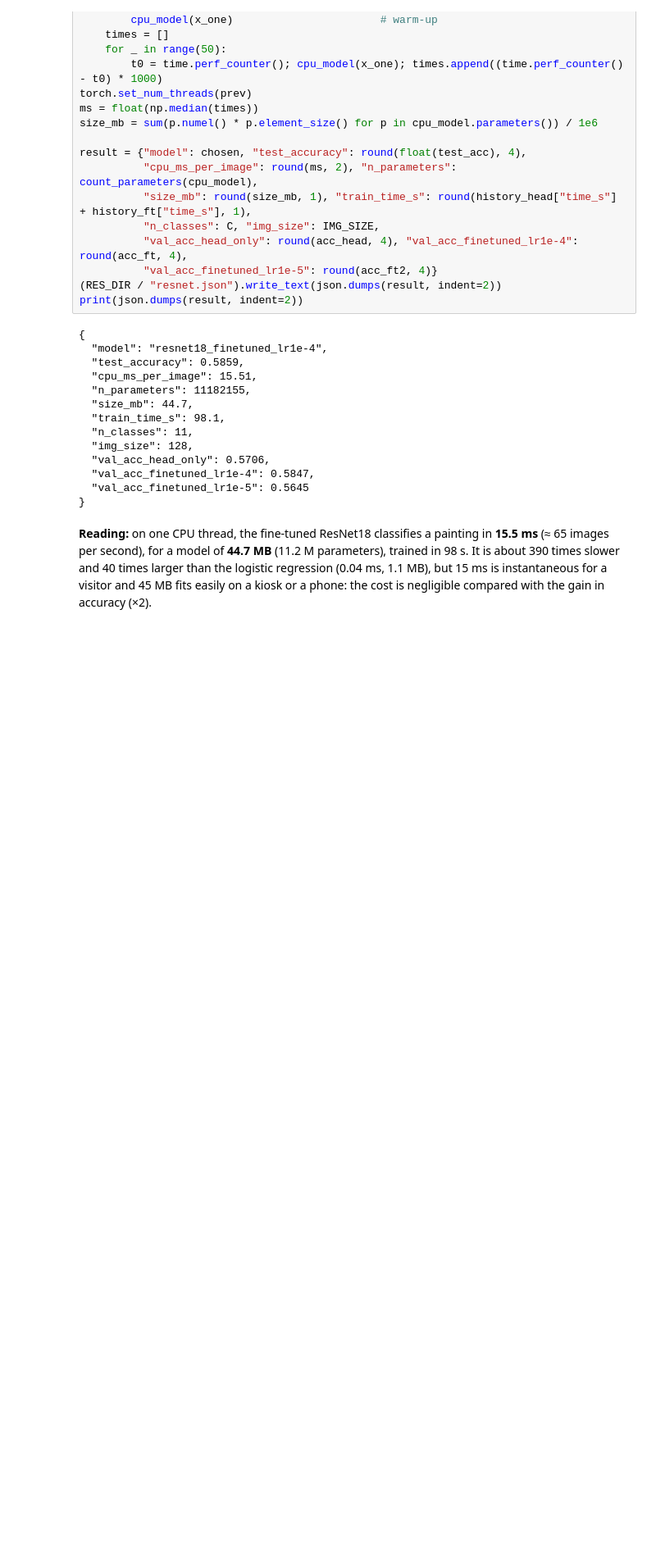
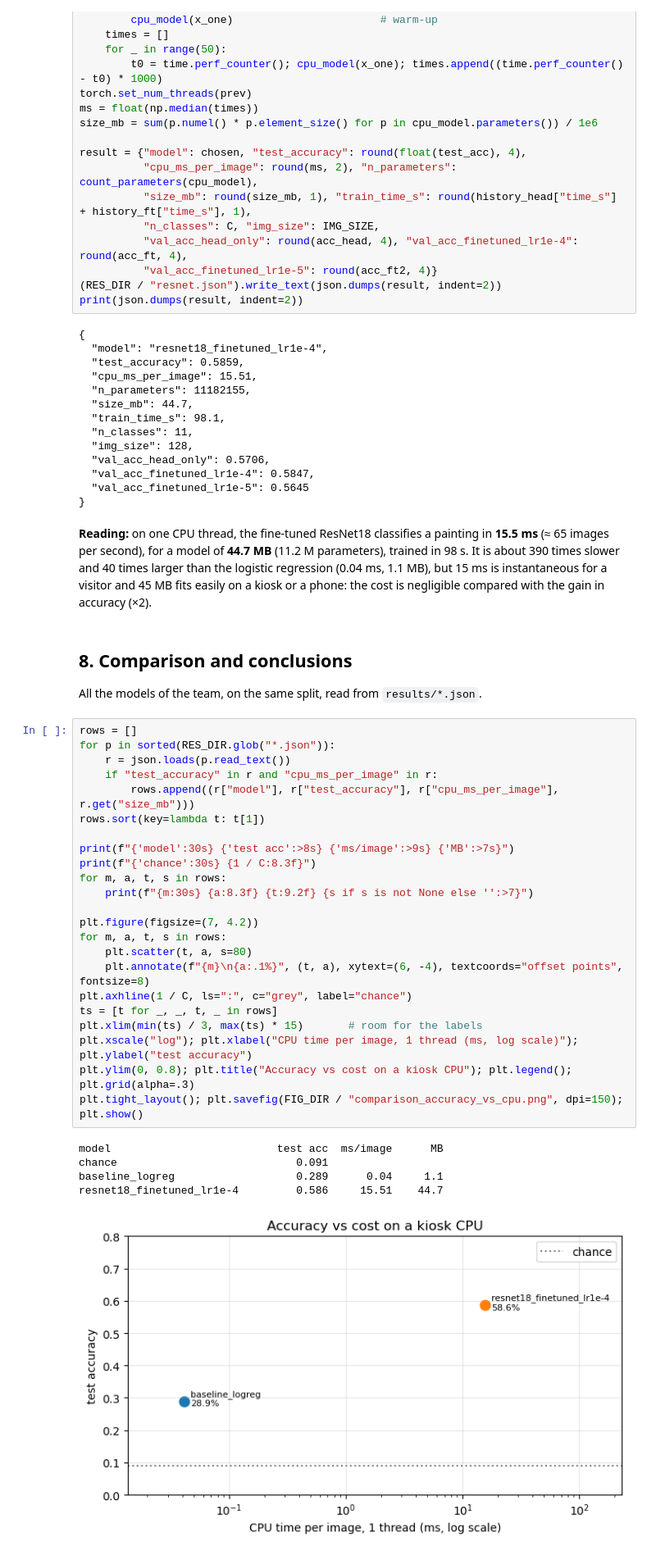
Before and after one commit to lcaquelin/Neural_Networks, a Jupyter notebook: notebooks/05_resnet.ipynb, the cells around one changed output. Shown at 82% size. Cells and saved outputs as stored; diff of their text form; blank space fills up the shorter version.

Commit message:
Compare all models on accuracy vs CPU cost and write the conclusions

```diff
--- a/notebooks/05_resnet.ipynb
+++ b/notebooks/05_resnet.ipynb
@@ -366,3 +366,35 @@ print(json.dumps(result, indent=2))
 }
 # %% [markdown]
 **Reading:** on one CPU thread, the fine-tuned ResNet18 classifies a painting in **15.5 ms** (≈ 65 images per second), for a model of **44.7 MB** (11.2 M parameters), trained in 98 s. It is about 390 times slower and 40 times larger than the logistic regression (0.04 ms, 1.1 MB), but 15 ms is instantaneous for a visitor and 45 MB fits easily on a kiosk or a phone: the cost is negligible compared with the gain in accuracy (×2).
+# %% [markdown]
+## 8. Comparison and conclusions
+All the models of the team, on the same split, read from `results/*.json`.
+# %%
+rows = []
+for p in sorted(RES_DIR.glob("*.json")):
+    r = json.loads(p.read_text())
+    if "test_accuracy" in r and "cpu_ms_per_image" in r:
+        rows.append((r["model"], r["test_accuracy"], r["cpu_ms_per_image"], r.get("size_mb")))
+rows.sort(key=lambda t: t[1])
+
+print(f"{'model':30s} {'test acc':>8s} {'ms/image':>9s} {'MB':>7s}")
+print(f"{'chance':30s} {1 / C:8.3f}")
+for m, a, t, s in rows:
+    print(f"{m:30s} {a:8.3f} {t:9.2f} {s if s is not None else '':>7}")
+
+plt.figure(figsize=(7, 4.2))
+for m, a, t, s in rows:
+    plt.scatter(t, a, s=80)
+    plt.annotate(f"{m}\n{a:.1%}", (t, a), xytext=(6, -4), textcoords="offset points", fontsize=8)
+plt.axhline(1 / C, ls=":", c="grey", label="chance")
+ts = [t for _, _, t, _ in rows]
+plt.xlim(min(ts) / 3, max(ts) * 15)       # room for the labels
+plt.xscale("log"); plt.xlabel("CPU time per image, 1 thread (ms, log scale)"); plt.ylabel("test accuracy")
+plt.ylim(0, 0.8); plt.title("Accuracy vs cost on a kiosk CPU"); plt.legend(); plt.grid(alpha=.3)
+plt.tight_layout(); plt.savefig(FIG_DIR / "comparison_accuracy_vs_cpu.png", dpi=150); plt.show()
+# %% [output]
+model                          test acc  ms/image      MB
+chance                            0.091
+baseline_logreg                   0.289      0.04     1.1
+resnet18_finetuned_lr1e-4         0.586     15.51    44.7
+[figure, added]
```
Also changed, not shown: 1 other file.
